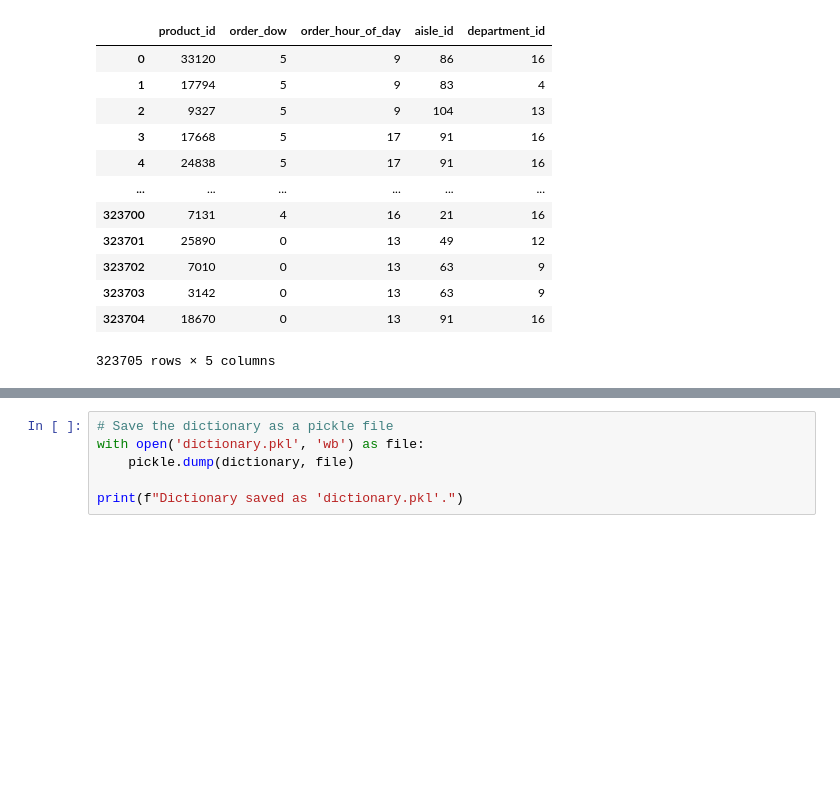
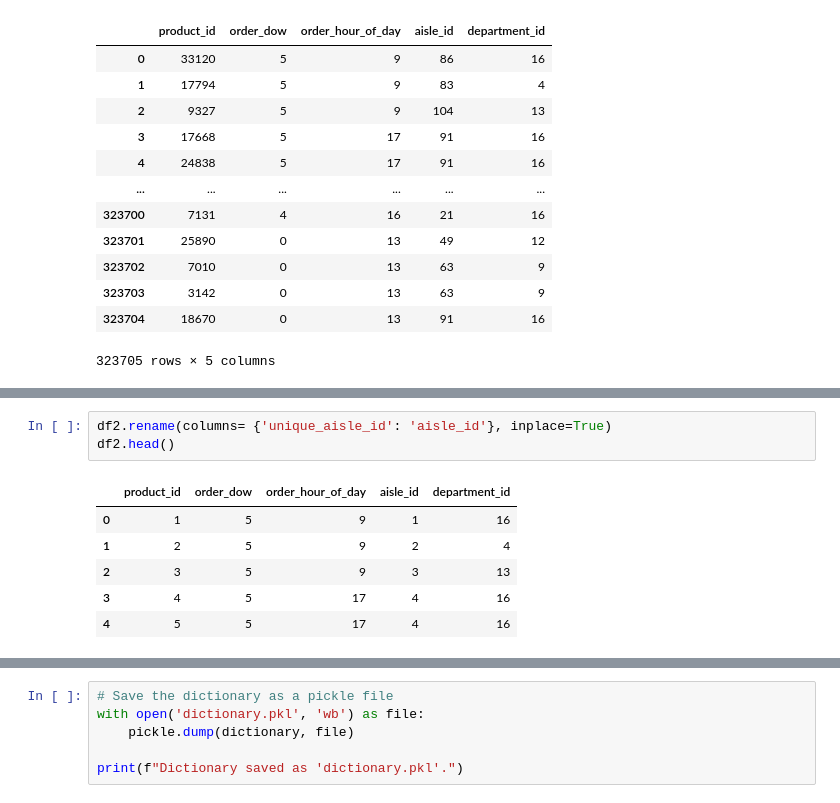
Before and after one commit to imageadhikari/food-recommender, a Jupyter notebook: preprocessing.ipynb, the cells around one changed output, grey strips where cells are left out. Saved outputs shown, nothing was run; the diff lists cells and outputs as text; blank space fills up the shorter version.

```diff
--- a/preprocessing.ipynb
+++ b/preprocessing.ipynb
@@ -172,3 +174,13 @@ df2.head()
+# %%
+df2.rename(columns= {'unique_aisle_id': 'aisle_id'}, inplace=True)
+df2.head()
+# %% [output]
+|  | product_id | order_dow | order_hour_of_day | aisle_id | department_id |
+| 0 | 1 | 5 | 9 | 1 | 16 |
+| 1 | 2 | 5 | 9 | 2 | 4 |
+| 2 | 3 | 5 | 9 | 3 | 13 |
+| 3 | 4 | 5 | 17 | 4 | 16 |
+| 4 | 5 | 5 | 17 | 4 | 16 |
 # %%
 # Creating a dictionary where product_id is key and aisle_id and department_id is values.
 dictionary = {}
```
Also changed, not shown: parts of 10 cells of this notebook, 6 other files.
